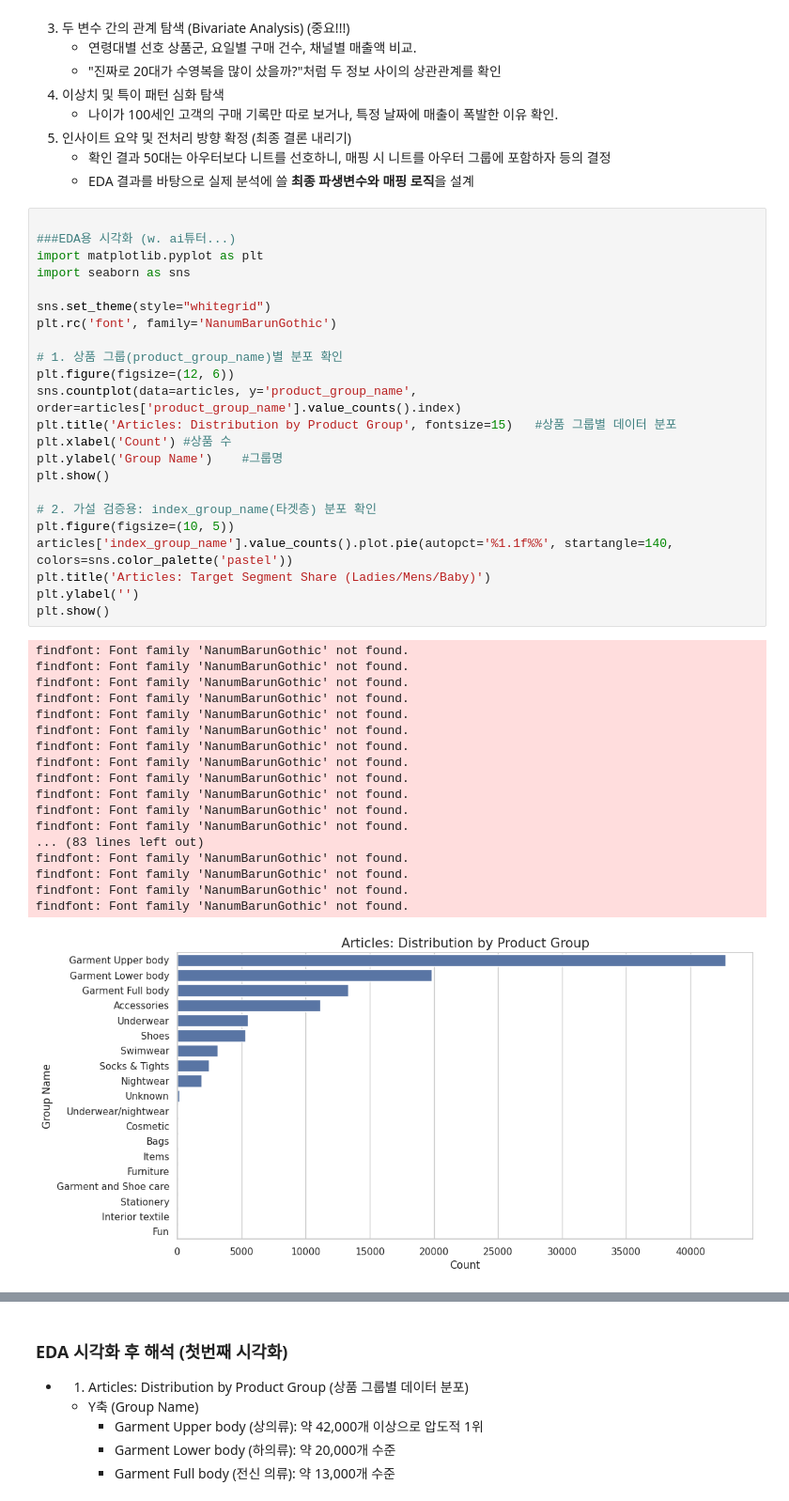
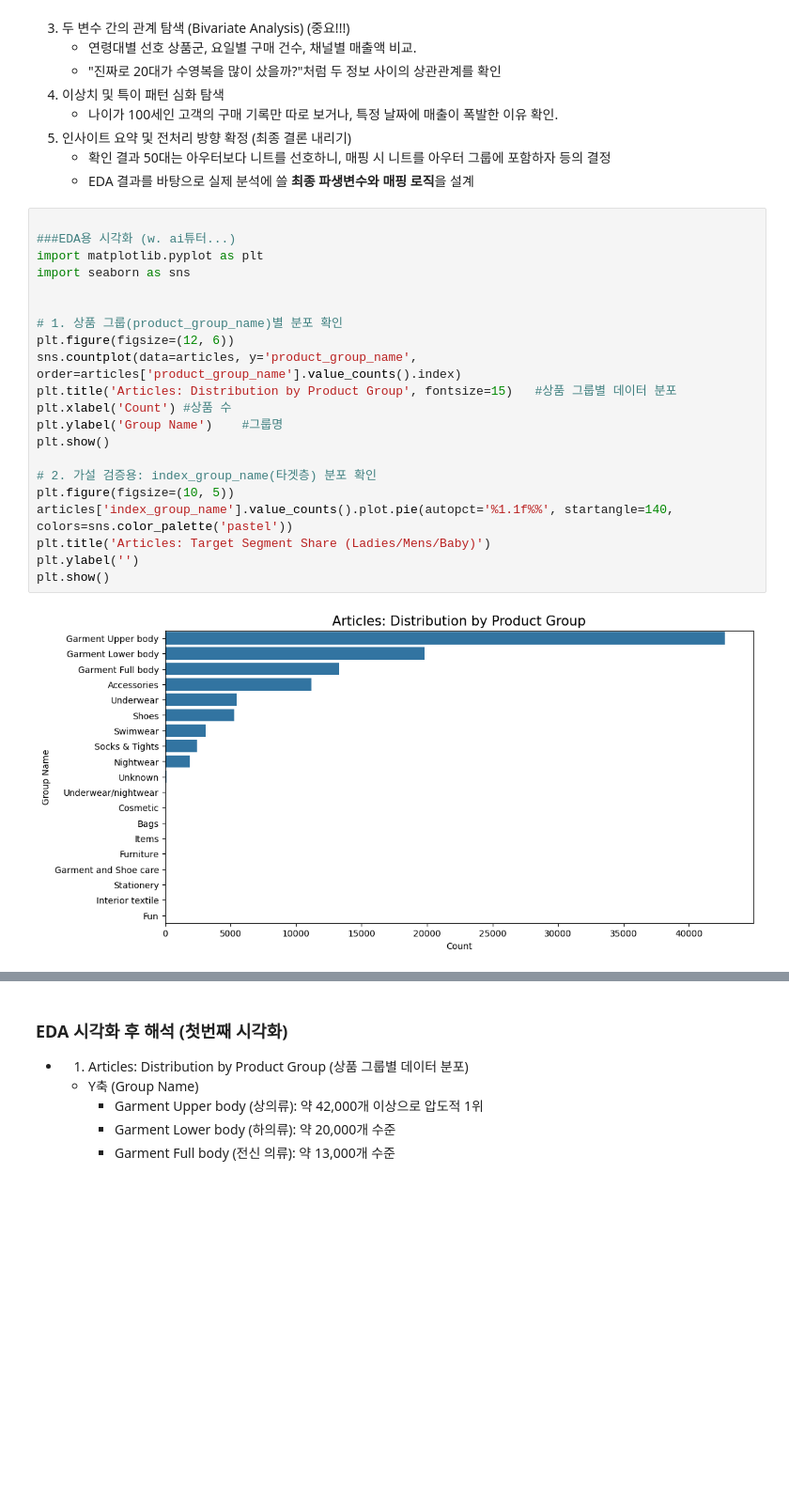
Before and after one commit to yoohengu/cross-gen-biz-analysis, a Jupyter notebook: SOL_analysis/01_articles_preprocessing.ipynb, the cells around one changed output, grey strips where cells are left out. Shown at 94% size. Drawn from its saved outputs; the diff is of its cells as text; blank space fills up the shorter version.

```diff
--- a/SOL_analysis/01_articles_preprocessing.ipynb
+++ b/SOL_analysis/01_articles_preprocessing.ipynb
@@ -99,42 +82,23 @@ findfont: Font family 'NanumBarunGothic' not found.
 # %%
 
 ###EDA용 시각화 (w. ai튜터...)
 import matplotlib.pyplot as plt
 import seaborn as sns
 
-sns.set_theme(style="whitegrid")
-plt.rc('font', family='NanumBarunGothic')
 
 # 1. 상품 그룹(product_group_name)별 분포 확인
 plt.figure(figsize=(12, 6))
 sns.countplot(data=articles, y='product_group_name', order=articles['product_group_name'].value_counts().index)
 plt.title('Articles: Distribution by Product Group', fontsize=15)   #상품 그룹별 데이터 분포
 plt.xlabel('Count') #상품 수
 plt.ylabel('Group Name')    #그룹명
 plt.show()
 
 # 2. 가설 검증용: index_group_name(타겟층) 분포 확인
 plt.figure(figsize=(10, 5))
 articles['index_group_name'].value_counts().plot.pie(autopct='%1.1f%%', startangle=140, colors=sns.color_palette('pastel'))
 plt.title('Articles: Target Segment Share (Ladies/Mens/Baby)')
 plt.ylabel('')
 plt.show()
 # %% [output]
-findfont: Font family 'NanumBarunGothic' not found.
-findfont: Font family 'NanumBarunGothic' not found.
-findfont: Font family 'NanumBarunGothic' not found.
-findfont: Font family 'NanumBarunGothic' not found.
-findfont: Font family 'NanumBarunGothic' not found.
-findfont: Font family 'NanumBarunGothic' not found.
-findfont: Font family 'NanumBarunGothic' not found.
-findfont: Font family 'NanumBarunGothic' not found.
-findfont: Font family 'NanumBarunGothic' not found.
-findfont: Font family 'NanumBarunGothic' not found.
-findfont: Font family 'NanumBarunGothic' not found.
-findfont: Font family 'NanumBarunGothic' not found.
-... (83 lines left out)
-findfont: Font family 'NanumBarunGothic' not found.
-findfont: Font family 'NanumBarunGothic' not found.
-findfont: Font family 'NanumBarunGothic' not found.
-findfont: Font family 'NanumBarunGothic' not found.
-[figure, old version]
+[figure, new version]
```
Also changed, not shown: parts of 5 cells of this notebook, 7 other files.
